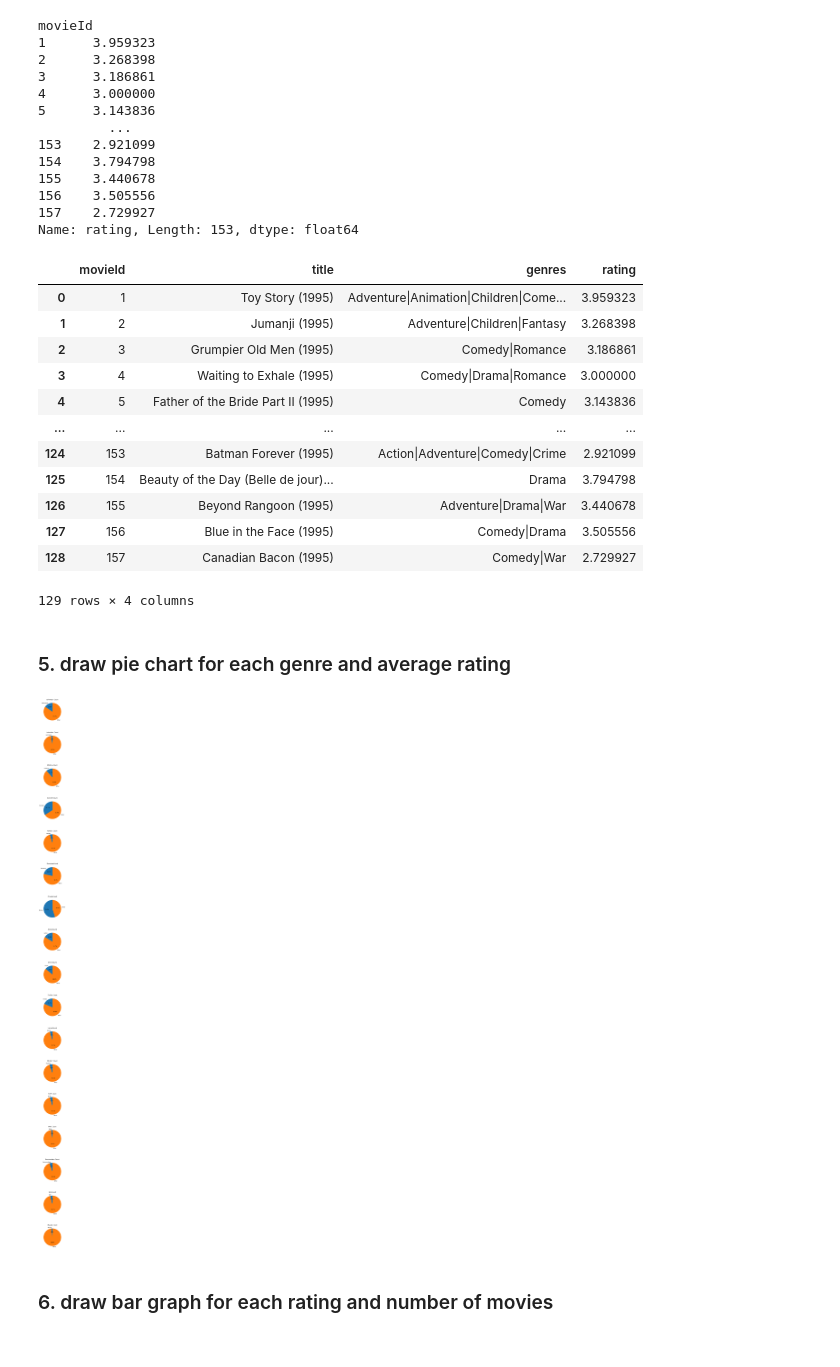
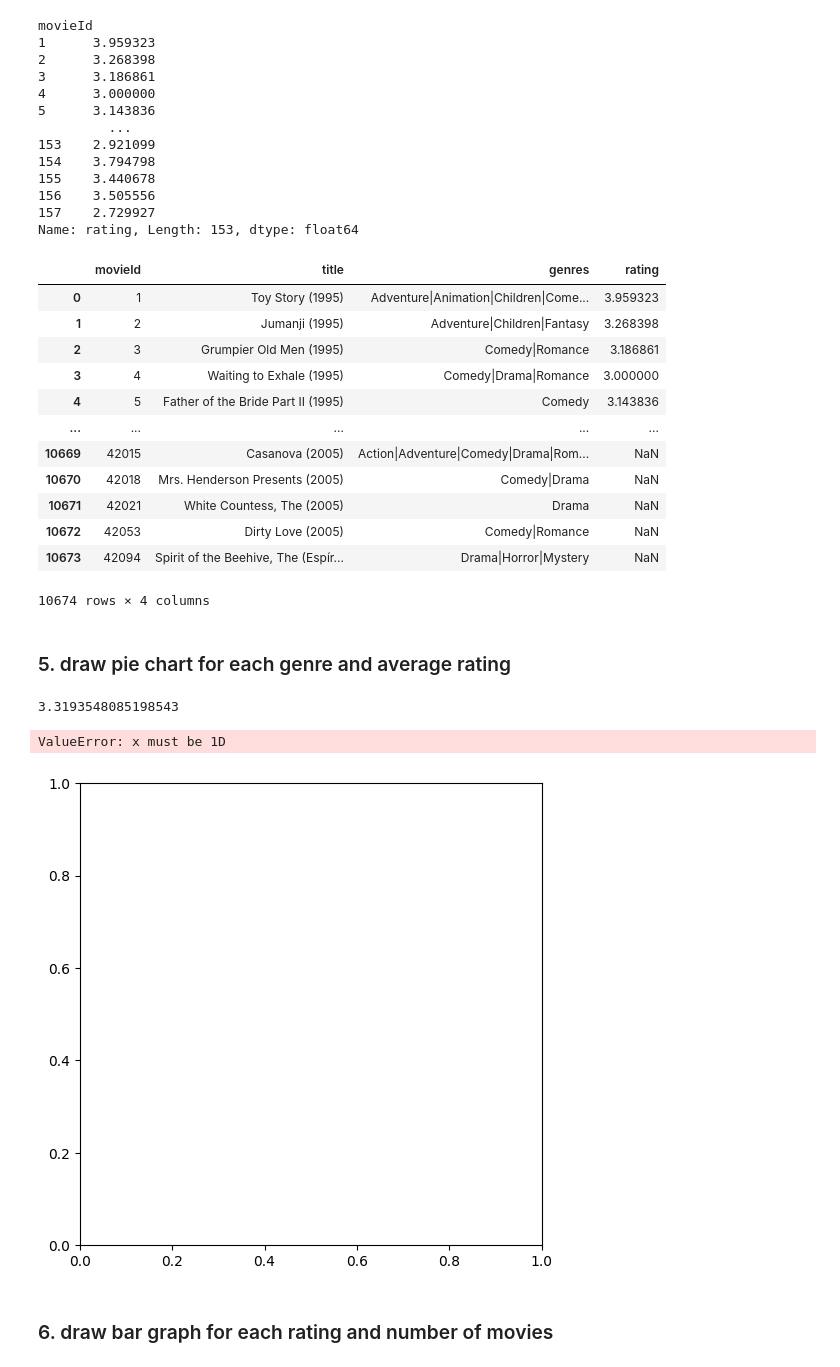
Before and after one commit to tejaskolhe27/Python, a Jupyter notebook: DAY 12/MOVIE ANALYSIS.ipynb, the cells around one changed output. Cells and saved outputs as stored; diff of their text form; code cells hidden in the pictures.

```diff
--- a/DAY 12/MOVIE ANALYSIS.ipynb
+++ b/DAY 12/MOVIE ANALYSIS.ipynb
@@ -117,7 +117,7 @@ movieId
 157    2.729927
 Name: rating, Length: 153, dtype: float64
 # %%
-merge=pd.merge(movies,rdata,on='movieId',how)
+merge=pd.merge(movies,rdata,on='movieId',how='left')
 merge
 # %% [output]
 |  | movieId | title | genres | rating |
@@ -127,31 +127,28 @@ merge
 | 3 | 4 | Waiting to Exhale (1995) | Comedy|Drama|Romance | 3.000000 |
 | 4 | 5 | Father of the Bride Part II (1995) | Comedy | 3.143836 |
 | ... | ... | ... | ... | ... |
-| 124 | 153 | Batman Forever (1995) | Action|Adventure|Comedy|Crime | 2.921099 |
-| 125 | 154 | Beauty of the Day (Belle de jour)... | Drama | 3.794798 |
-| 126 | 155 | Beyond Rangoon (1995) | Adventure|Drama|War | 3.440678 |
-| 127 | 156 | Blue in the Face (1995) | Comedy|Drama | 3.505556 |
-| 128 | 157 | Canadian Bacon (1995) | Comedy|War | 2.729927 |
+| 10669 | 42015 | Casanova (2005) | Action|Adventure|Comedy|Drama|Rom... | NaN |
+| 10670 | 42018 | Mrs. Henderson Presents (2005) | Comedy|Drama | NaN |
+| 10671 | 42021 | White Countess, The (2005) | Drama | NaN |
+| 10672 | 42053 | Dirty Love (2005) | Comedy|Romance | NaN |
+| 10673 | 42094 | Spirit of the Beehive, The (Espír... | Drama|Horror|Mystery | NaN |
-129 rows × 4 columns
+10674 rows × 4 columns
 # %% [markdown]
 ### 5. draw pie chart for each genre and average rating
 # %%
+avg_rating_allgenre= merge['rating'].mean()
+print(avg_rating_allgenre)
 
-unique_genres = merge['genres'].str.split('|').explode().unique()
-fig, axes = plt.subplots(len(unique_genres), 1, figsize=(6, 5 * len(unique_genres)))
-plt.subplots_adjust(hspace=0.5)
-
-for i, genre in enumerate(unique_genres):
-    genre_data = merge[merge['genres'].str.contains(genre)]
-
-    genre_counts = len(genre_data)
-
-    axes[i].pie([genre_counts, len(merge) - genre_counts], labels=[genre, 'Other'], autopct='%1.1f%%', startangle=90)
-    axes[i].set_title(f'{genre} Count')
+plt.figure(figsize=(6,6))
+plt.pie([rdata,5-rdata],labels=['Average Rating',''],autopct='%1.1f%%',startangle=90)
+plt.title('Average Rating for all genres')
+plt.axis('equal')
 
 plt.show()
 # %% [output]
+3.3193548085198543
+ValueError: x must be 1D
-[figure, old version]
+[figure, new version]
 # %% [markdown]
 ### 6. draw bar graph for each rating and number of movies
 # %%
```
Also changed, not shown: parts of 2 cells of this notebook, 47 other files.
